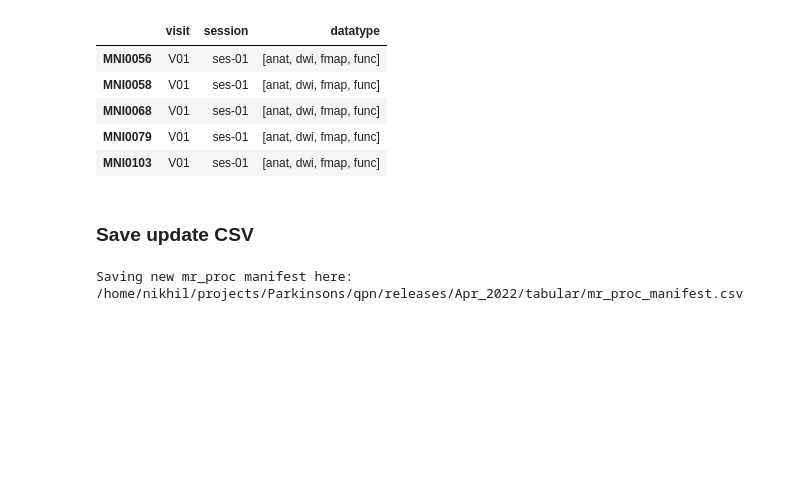
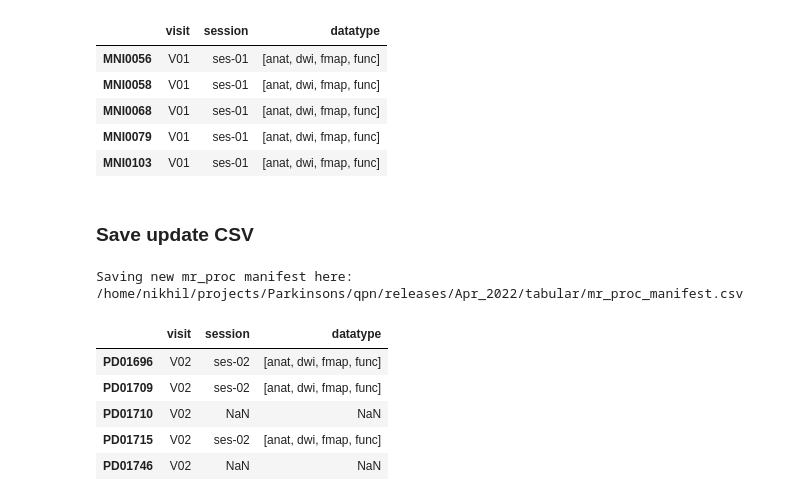
Before and after one commit to nipoppy/nipoppy, a Jupyter notebook: notebooks/manifest.ipynb, the cells around one changed output. Cells and saved outputs as stored; diff of their text form; code cells hidden in the pictures; blank space fills up the shorter version.

```diff
--- a/notebooks/manifest.ipynb
+++ b/notebooks/manifest.ipynb
@@ -159,3 +159,12 @@ if save_current_mr_proc_manifest:
     current_mr_proc_manifest_df.to_csv(current_mr_proc_manifest_csv,index=None)
 # %% [output]
 Saving new mr_proc manifest here: /home/nikhil/projects/Parkinsons/qpn/releases/Apr_2022/tabular/mr_proc_manifest.csv
+# %%
+current_mr_proc_manifest_df.tail()
+# %% [output]
+|  | visit | session | datatype |
+| PD01696 | V02 | ses-02 | [anat, dwi, fmap, func] |
+| PD01709 | V02 | ses-02 | [anat, dwi, fmap, func] |
+| PD01710 | V02 | NaN | NaN |
+| PD01715 | V02 | ses-02 | [anat, dwi, fmap, func] |
+| PD01746 | V02 | NaN | NaN |
```
Also changed, not shown: 2 other files.
